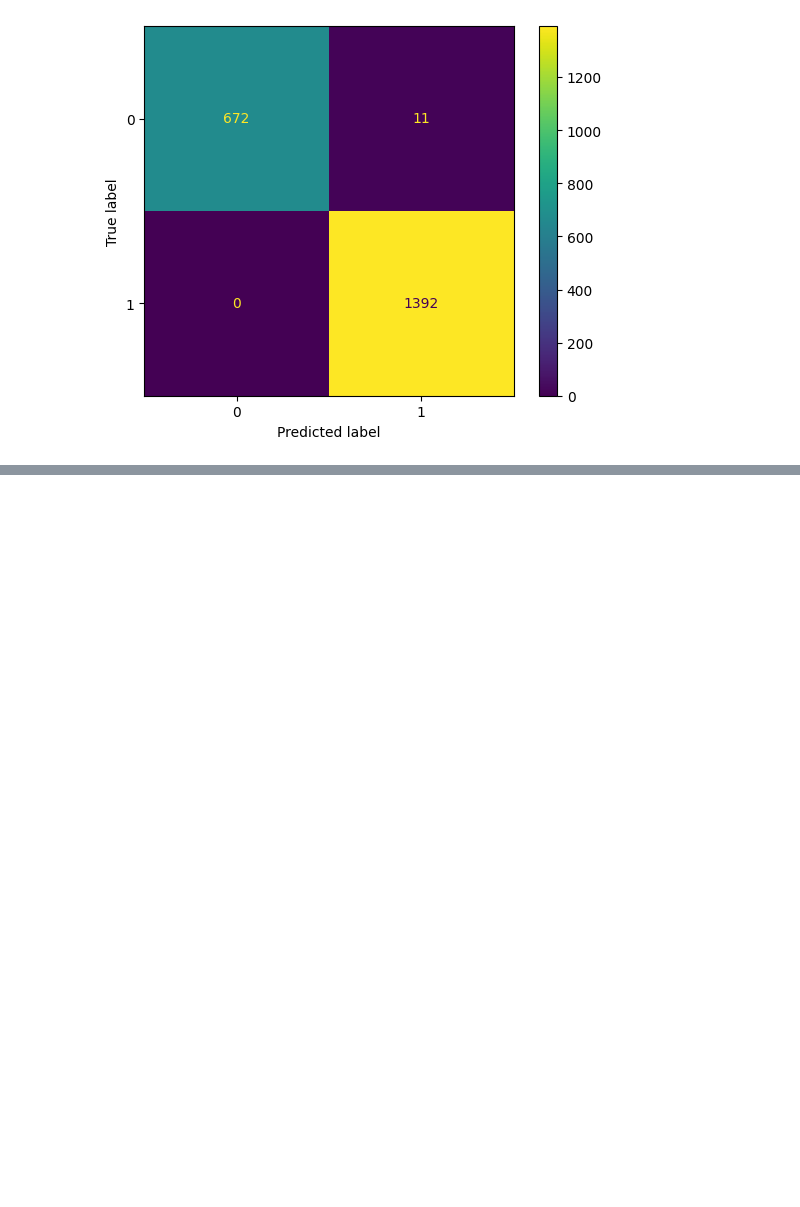
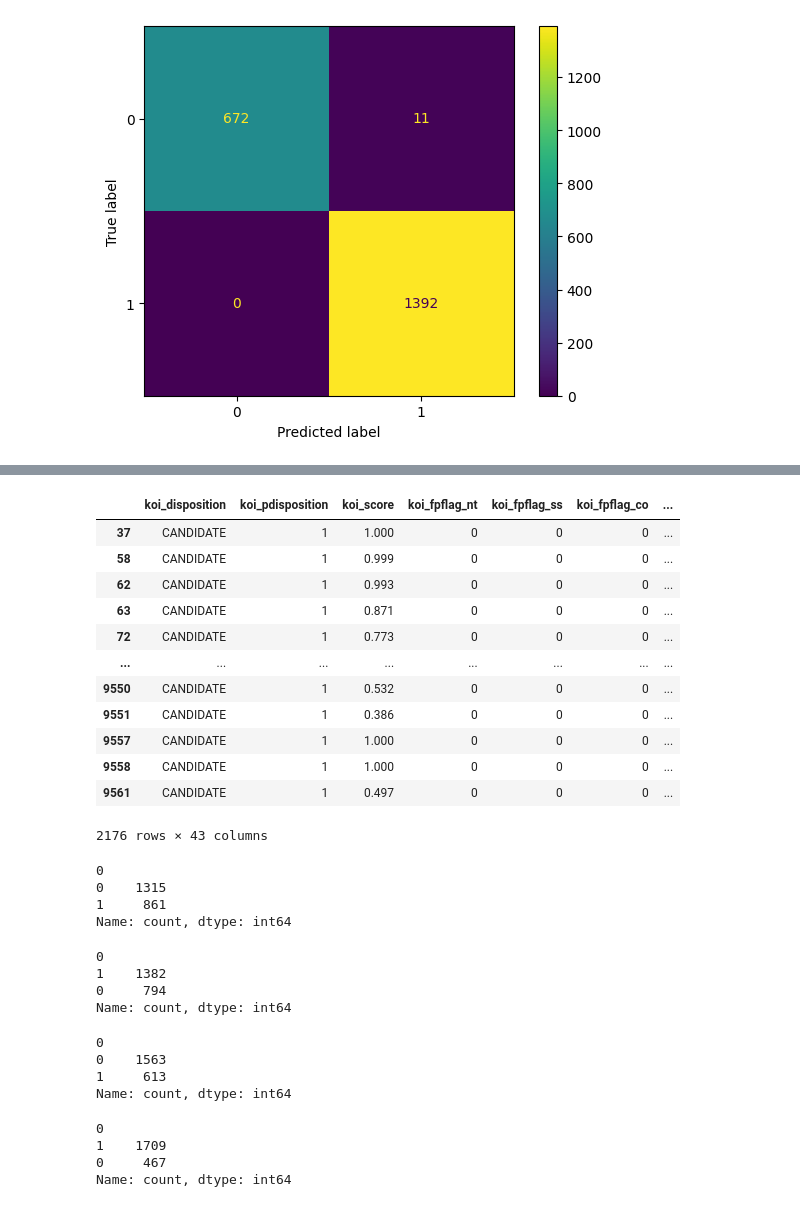
Before and after one commit to SketchyCarrot/Kepler_Exoplanet_Search_Results, a Jupyter notebook: main.ipynb, the cells around one changed output, grey strips where cells are left out. Cells and saved outputs as stored; diff of their text form; code cells hidden in the pictures; blank space fills up the shorter version.

```diff
--- a/main.ipynb
+++ b/main.ipynb
@@ -786,0 +805,16 @@ conf_matrix(y_test, nb_pred)
+# %%
+df_candidates
+# %% [output]
+|  | koi_disposition | koi_pdisposition | koi_score | koi_fpflag_nt | koi_fpflag_ss | koi_fpflag_co | ... |
+| 37 | CANDIDATE | 1 | 1.000 | 0 | 0 | 0 | ... |
+| 58 | CANDIDATE | 1 | 0.999 | 0 | 0 | 0 | ... |
+| 62 | CANDIDATE | 1 | 0.993 | 0 | 0 | 0 | ... |
+| 63 | CANDIDATE | 1 | 0.871 | 0 | 0 | 0 | ... |
+| 72 | CANDIDATE | 1 | 0.773 | 0 | 0 | 0 | ... |
+| ... | ... | ... | ... | ... | ... | ... | ... |
+| 9550 | CANDIDATE | 1 | 0.532 | 0 | 0 | 0 | ... |
+| 9551 | CANDIDATE | 1 | 0.386 | 0 | 0 | 0 | ... |
+| 9557 | CANDIDATE | 1 | 1.000 | 0 | 0 | 0 | ... |
+| 9558 | CANDIDATE | 1 | 1.000 | 0 | 0 | 0 | ... |
+| 9561 | CANDIDATE | 1 | 0.497 | 0 | 0 | 0 | ... |
+2176 rows × 43 columns
@@ -786,0 +826,32 @@ conf_matrix(y_test, nb_pred)
+# %%
+lgr_pred_candidate = pd.DataFrame(lgr_pred_candidate)
+lgr_pred_candidate.value_counts()
+# %% [output]
+0
+0    1315
+1     861
+Name: count, dtype: int64
+# %%
+svc_pred_candidate = pd.DataFrame(svc_pred_candidate)
+svc_pred_candidate.value_counts()
+# %% [output]
+0
+1    1382
+0     794
+Name: count, dtype: int64
+# %%
+nb_pred_candidate = pd.DataFrame(nb_pred_candidate)
+nb_pred_candidate.value_counts()
+# %% [output]
+0
+0    1563
+1     613
+Name: count, dtype: int64
+# %%
+rfc_pred_candidate = pd.DataFrame(rfc_pred_candidate)
+rfc_pred_candidate.value_counts()
+# %% [output]
+0
+1    1709
+0     467
+Name: count, dtype: int64
```
Also changed, not shown: parts of 6 cells of this notebook.
